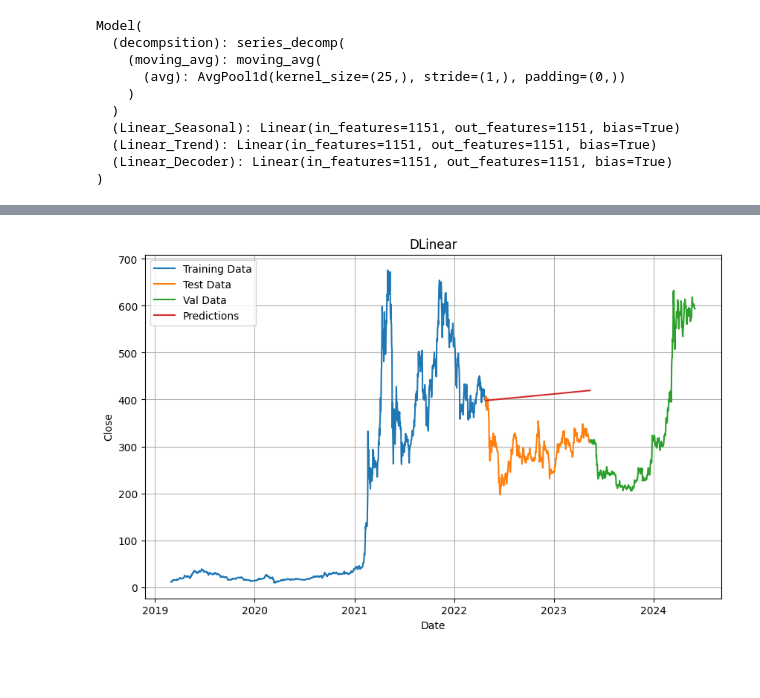
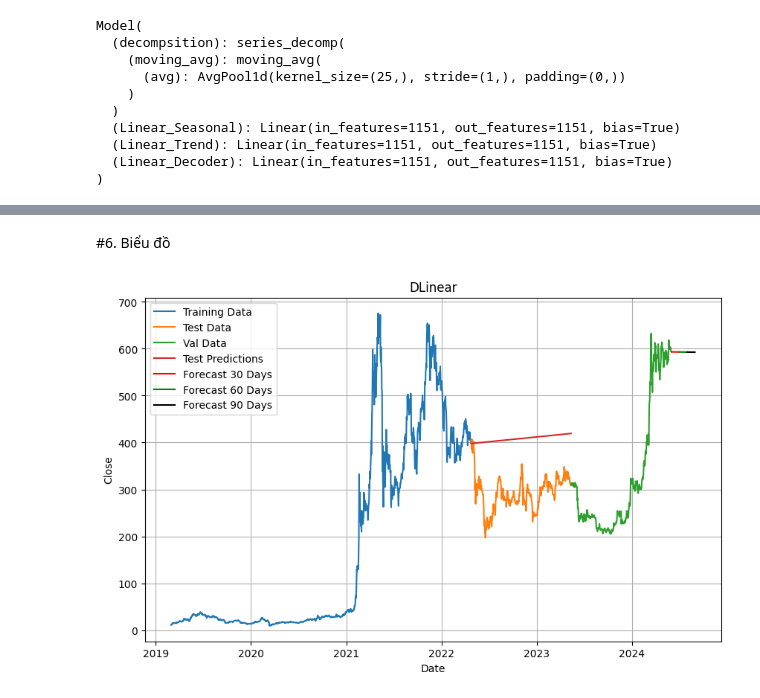
Before and after one commit to nonggfiii/IS403.O21.HTCL-Team-12, a Jupyter notebook: BNB/D-linear/622/D_linear_Adam_622.ipynb, the cells around one changed output, grey strips where cells are left out. Drawn from its saved outputs; the diff is of its cells as text; code cells hidden in the pictures; blank space fills up the shorter version.

```diff
--- a/BNB/D-linear/622/D_linear_Adam_622.ipynb
+++ b/BNB/D-linear/622/D_linear_Adam_622.ipynb
@@ -321,0 +316,13 @@ Day 383: 2023-05-13 00:00:00 - Predicted: tensor([419.4425])
+# %%
+# Khởi tạo cấu hình cho model
+class Configs:
+    def __init__(self):
+        self.seq_len = 100  # Độ dài chuỗi thời gian đầu vào (100 ngày gần nhất)
+        self.pred_len = 100  # Độ dài dự đoán
+        self.individual = False  # Có sử dụng các kênh cá nhân hay không
+        self.enc_in = 1  # Số lượng kênh đầu vào (tương ứng với số cột của dữ liệu)
+
+configs = Configs()
+
+# Khởi tạo model
+model = Model(configs)
@@ -322,34 +414,45 @@ Day 383: 2023-05-13 00:00:00 - Predicted: tensor([419.4425])
+# %% [markdown]
+#6. Biểu đồ
 # %%
-# DL 30 NGÀY
 import matplotlib.pyplot as plt
+
+# Chuyển dữ liệu từ Series pandas thành numpy array để vẽ biểu đồ
+predicted_values_test = [pred[0].numpy() for pred in predicted_test]
 # Chuyển dữ liệu dự báo từ tensor về numpy array
 predicted_values = [pred[0].numpy() for pred in predicted]
+# Chia
+split_size = len(predicted_values) // 3
+predicted_values_30day = predicted_values[:split_size]
+predicted_values_60day = predicted_values[split_size:2*split_size]
+predicted_values_90day = predicted_values[2*split_size:]
+# Tính toán các khoảng thời gian cho mỗi phần
+predicted_dates_30day = pd.date_range(start=last_date + pd.DateOffset(days=1), periods=split_size)
+predicted_dates_60day = pd.date_range(start=predicted_dates_30day[-1] + pd.DateOffset(days=1), periods=split_size)
+predicted_dates_90day = pd.date_range(start=predicted_dates_60day[-1] + pd.DateOffset(days=1), periods=split_size)
 
-# Chuyển đổi dữ liệu gốc từ tensor về numpy array
-original_values = input_data[0, :, :].numpy()
-
-
-# #
-# last_date = df['Date'].max()
-predicted_dates = pd.date_range(start=first_date_Date + pd.DateOffset(days=1), periods=len(predicted_values))
+# Tạo mảng chứa ngày dự đoán
+predicted_dates = pd.date_range(start=first_Date + pd.DateOffset(days=1), periods=len(predicted_values))
 
 # Tạo mảng chứa ngày gốc
 original_dates = df['Date'].values
 
 # Vẽ biểu đồ
 plt.figure(figsize=(10, 6))
 
 plt.plot(train_date_data, train_data, label='Training Data')
-
 plt.plot(test_date_data, test_data, label='Test Data')
 plt.plot(val_date_data, val_data, label='Val Data')
-plt.plot(predicted_dates, predicted_values, label='Predictions')
+plt.plot(test_date_data, predicted_values_test, label='Test Predictions')
+
+plt.plot(predicted_dates_30day, predicted_values_30day, label='Forecast 30 Days', color='red')
+plt.plot(predicted_dates_60day, predicted_values_60day, label='Forecast 60 Days', color='green')
+plt.plot(predicted_dates_90day, predicted_values_90day, label='Forecast 90 Days', color='black')
 
 plt.xlabel('Date')
 plt.ylabel('Close')
 plt.title('DLinear')
 plt.legend()
 plt.grid(True)
 plt.show()
 # %% [output]
-[figure, old version]
+[figure, new version]
```
Also changed, not shown: parts of 21 cells of this notebook, 1 other file.
